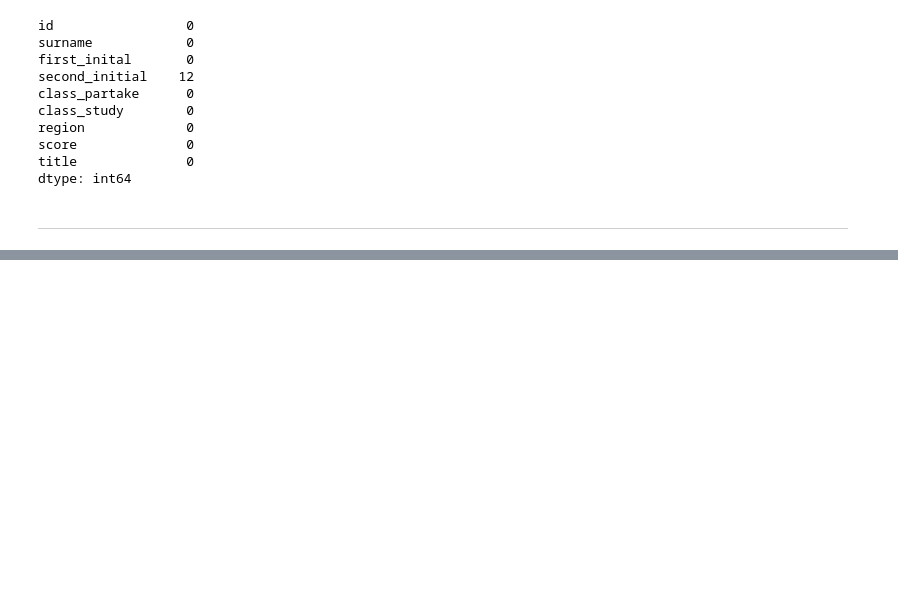
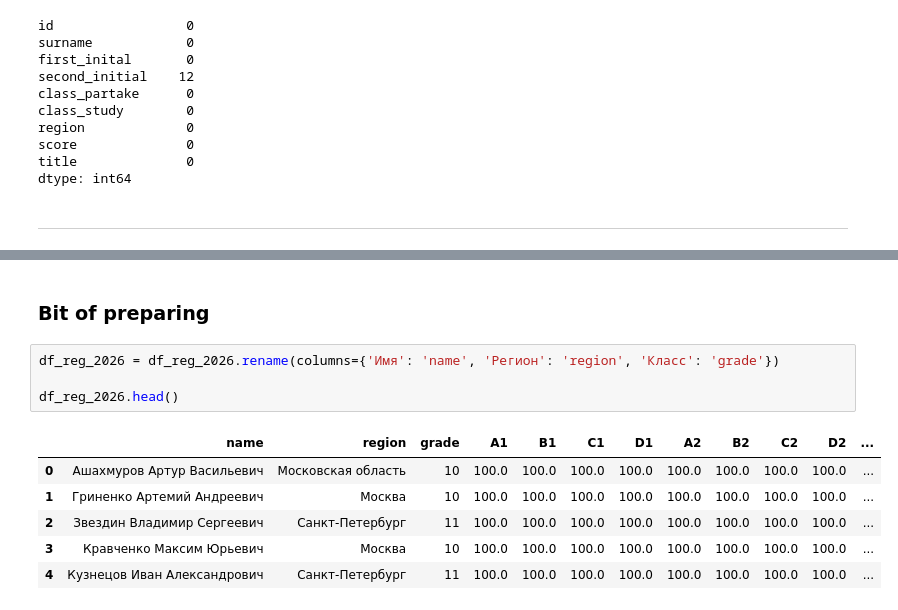
Before and after one commit to VladG00dmanPersonal/LMSH_AI_HACK, a Jupyter notebook: src/Vlad/EDA.ipynb, the cells around one changed output, grey strips where cells are left out. Saved outputs shown, nothing was run; the diff lists cells and outputs as text; blank space fills up the shorter version.

```diff
--- a/src/Vlad/EDA.ipynb
+++ b/src/Vlad/EDA.ipynb
@@ -613,0 +687,13 @@ dtype: int64
+# %% [markdown]
+### Bit of preparing
+# %%
+df_reg_2026 = df_reg_2026.rename(columns={'Имя': 'name', 'Регион': 'region', 'Класс': 'grade'})
+
+df_reg_2026.head()
+# %% [output]
+|  | name | region | grade | A1 | B1 | C1 | D1 | A2 | B2 | C2 | D2 | ... |
+| 0 | Ашахмуров Артур Васильевич | Московская область | 10 | 100.0 | 100.0 | 100.0 | 100.0 | 100.0 | 100.0 | 100.0 | 100.0 | ... |
+| 1 | Гриненко Артемий Андреевич | Москва | 10 | 100.0 | 100.0 | 100.0 | 100.0 | 100.0 | 100.0 | 100.0 | 100.0 | ... |
+| 2 | Звездин Владимир Сергеевич | Санкт-Петербург | 11 | 100.0 | 100.0 | 100.0 | 100.0 | 100.0 | 100.0 | 100.0 | 100.0 | ... |
+| 3 | Кравченко Максим Юрьевич | Москва | 10 | 100.0 | 100.0 | 100.0 | 100.0 | 100.0 | 100.0 | 100.0 | 100.0 | ... |
+| 4 | Кузнецов Иван Александрович | Санкт-Петербург | 11 | 100.0 | 100.0 | 100.0 | 100.0 | 100.0 | 100.0 | 100.0 | 100.0 | ... |
```
Also changed, not shown: parts of 15 cells of this notebook.
